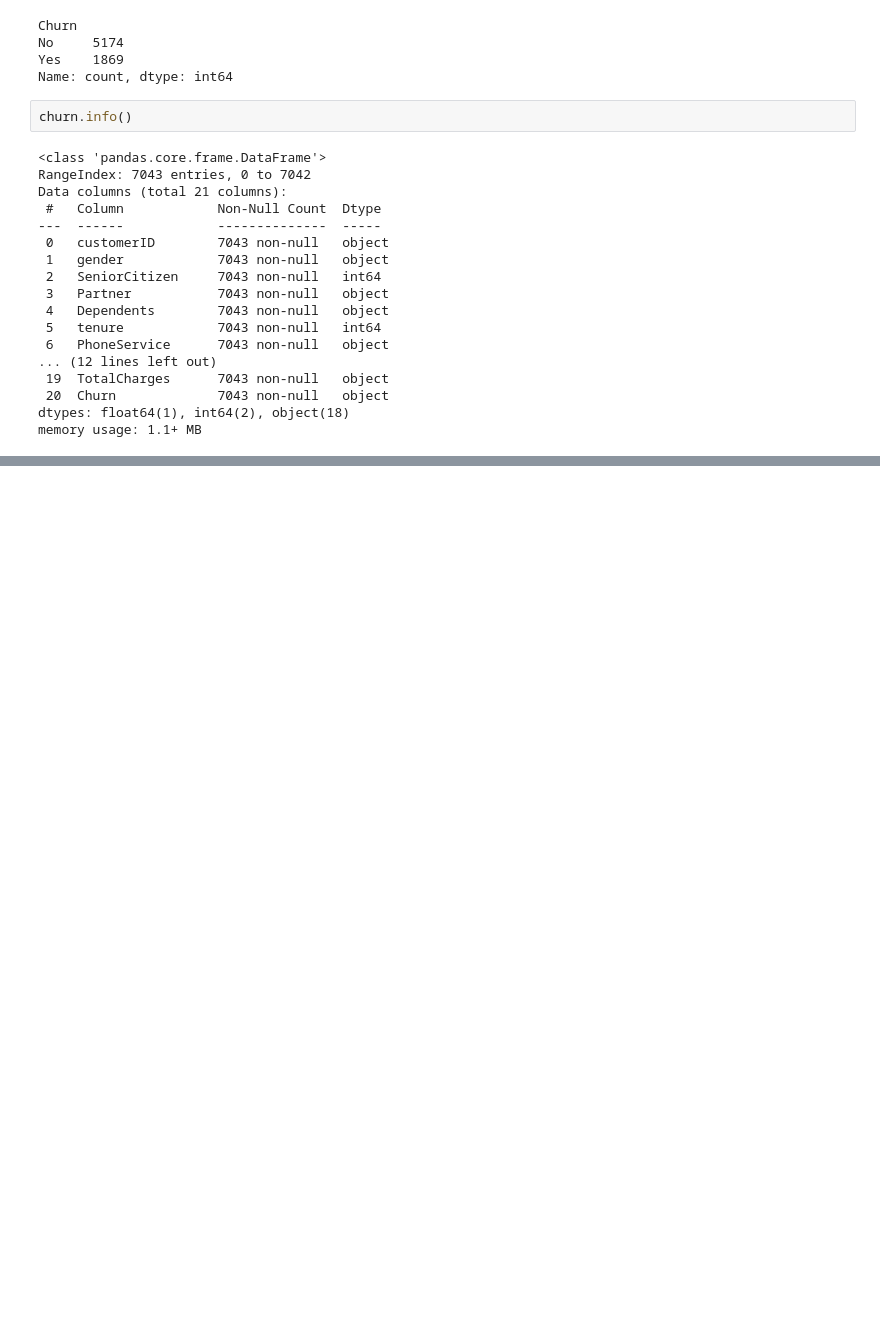
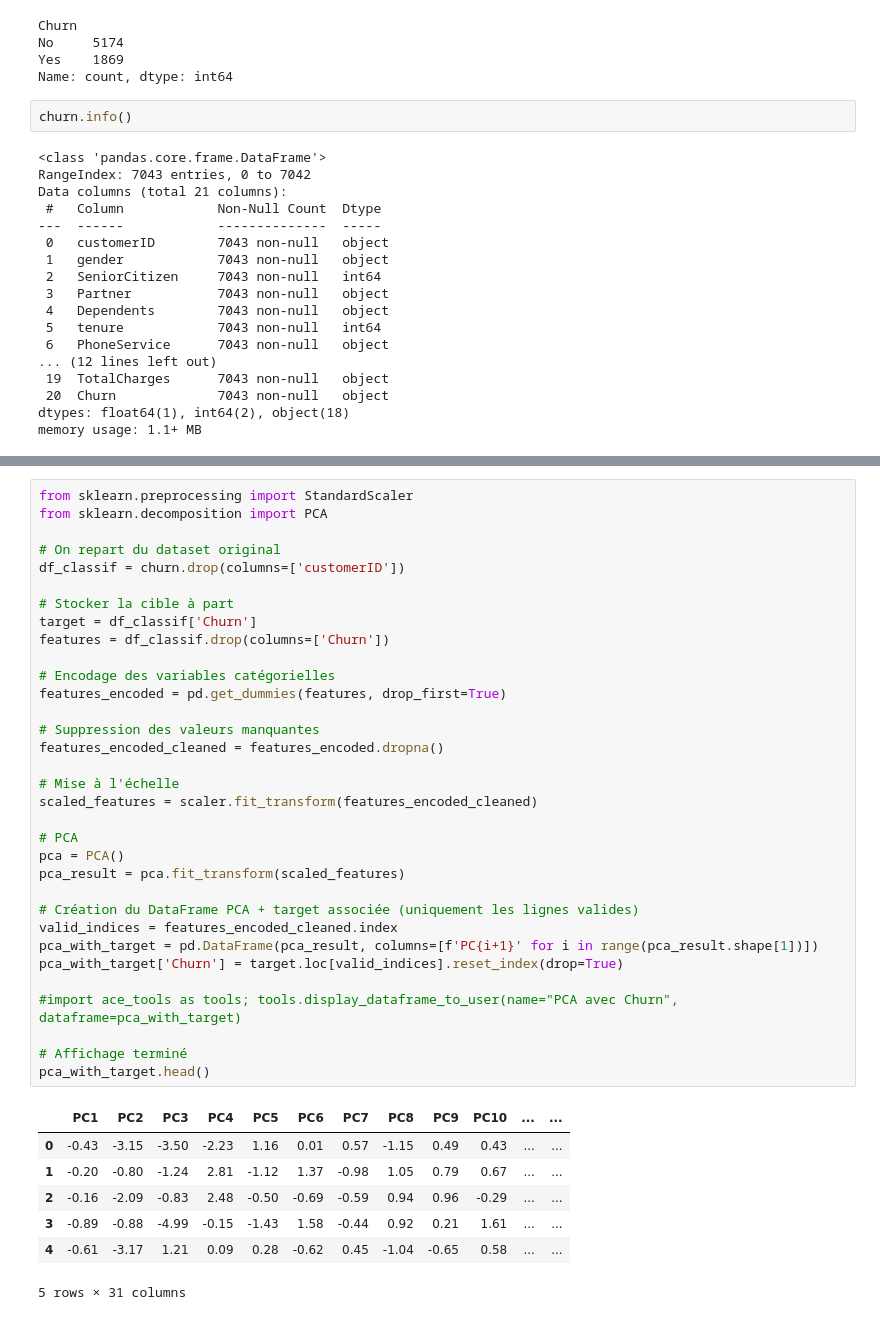
Before and after one commit to Ephrayyy/Classificateur, a Jupyter notebook: Project_5.ipynb, the cells around one changed output, grey strips where cells are left out. Cells and saved outputs as stored; diff of their text form; blank space fills up the shorter version.

Commit message:
4ème problématique terminée

```diff
--- a/Project_5.ipynb
+++ b/Project_5.ipynb
@@ -968,0 +1056,41 @@ memory usage: 1.1+ MB
+# %%
+from sklearn.preprocessing import StandardScaler
+from sklearn.decomposition import PCA
+
+# On repart du dataset original
+df_classif = churn.drop(columns=['customerID'])
+
+# Stocker la cible à part
+target = df_classif['Churn']
+features = df_classif.drop(columns=['Churn'])
+
+# Encodage des variables catégorielles
+features_encoded = pd.get_dummies(features, drop_first=True)
+
+# Suppression des valeurs manquantes
+features_encoded_cleaned = features_encoded.dropna()
+
+# Mise à l'échelle
+scaled_features = scaler.fit_transform(features_encoded_cleaned)
+
+# PCA
+pca = PCA()
+pca_result = pca.fit_transform(scaled_features)
+
+# Création du DataFrame PCA + target associée (uniquement les lignes valides)
+valid_indices = features_encoded_cleaned.index
+pca_with_target = pd.DataFrame(pca_result, columns=[f'PC{i+1}' for i in range(pca_result.shape[1])])
+pca_with_target['Churn'] = target.loc[valid_indices].reset_index(drop=True)
+
+#import ace_tools as tools; tools.display_dataframe_to_user(name="PCA avec Churn", dataframe=pca_with_target)
+
+# Affichage terminé
+pca_with_target.head()
+# %% [output]
+|  | PC1 | PC2 | PC3 | PC4 | PC5 | PC6 | PC7 | PC8 | PC9 | PC10 | ... | ... |
+| 0 | -0.43 | -3.15 | -3.50 | -2.23 | 1.16 | 0.01 | 0.57 | -1.15 | 0.49 | 0.43 | ... | ... |
+| 1 | -0.20 | -0.80 | -1.24 | 2.81 | -1.12 | 1.37 | -0.98 | 1.05 | 0.79 | 0.67 | ... | ... |
+| 2 | -0.16 | -2.09 | -0.83 | 2.48 | -0.50 | -0.69 | -0.59 | 0.94 | 0.96 | -0.29 | ... | ... |
+| 3 | -0.89 | -0.88 | -4.99 | -0.15 | -1.43 | 1.58 | -0.44 | 0.92 | 0.21 | 1.61 | ... | ... |
+| 4 | -0.61 | -3.17 | 1.21 | 0.09 | 0.28 | -0.62 | 0.45 | -1.04 | -0.65 | 0.58 | ... | ... |
+5 rows × 31 columns
```
Also changed, not shown: parts of 16 cells of this notebook.
